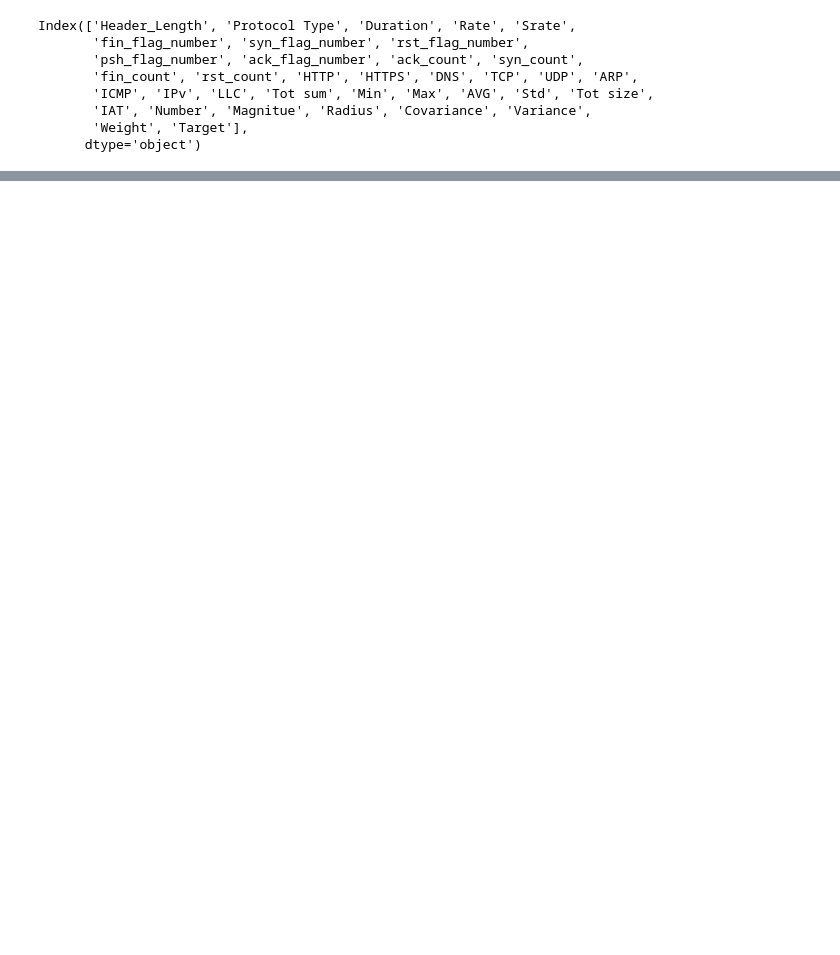
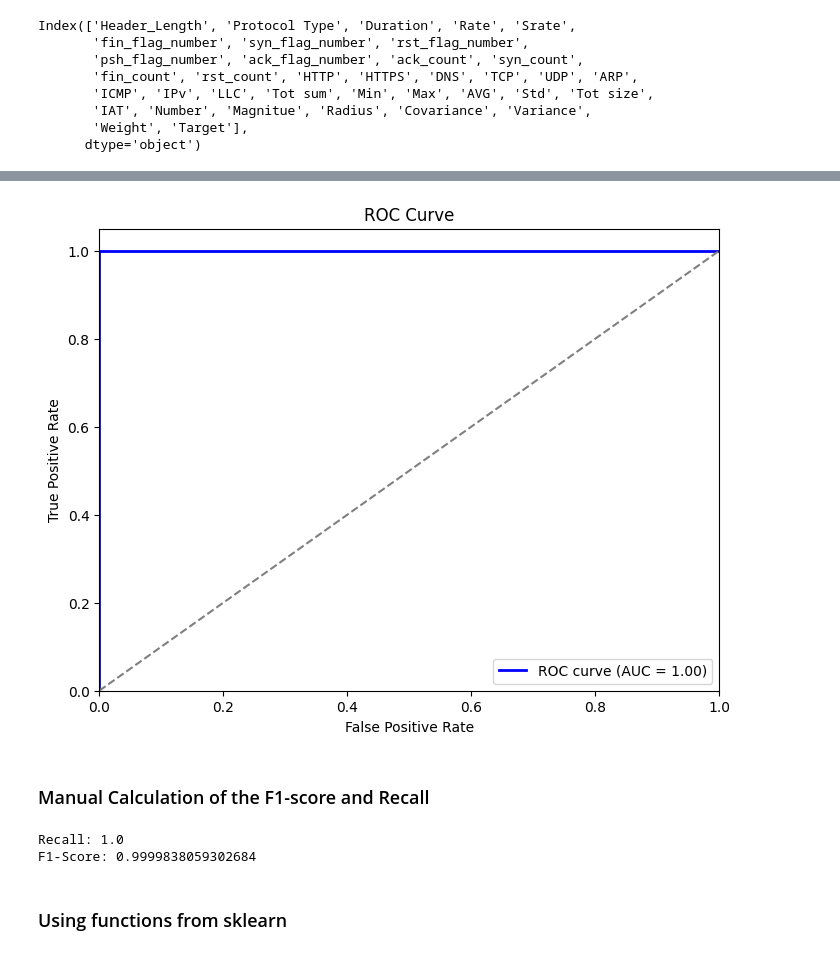
Before and after one commit to Airlectric/Data_Analytics_Kaggle_Projects, a Jupyter notebook: ddos-detection-in-real-time-tcp-ip-ddos-udp-data.ipynb, the cells around one changed output, grey strips where cells are left out. Saved outputs shown, nothing was run; the diff lists cells and outputs as text; code cells hidden in the pictures; blank space fills up the shorter version.

```diff
--- a/ddos-detection-in-real-time-tcp-ip-ddos-udp-data.ipynb
+++ b/ddos-detection-in-real-time-tcp-ip-ddos-udp-data.ipynb
@@ -275,0 +319,15 @@ Index(['Header_Length', 'Protocol Type', 'Duration', 'Rate', 'Srate',
+# %%
+from sklearn.preprocessing import MinMaxScaler
+
+# Assuming 'selected_features', 'binning_features', and 'interaction_df.columns' are already defined
+scaling_features = selected_features + binning_features + list(interaction_df.columns)
+
+# Initialize MinMaxScaler
+scaler = MinMaxScaler()
+
+# Fit and transform the selected and engineered features
+df[scaling_features] = scaler.fit_transform(df[scaling_features])
+
+# Now, you can use the engineered and scaled features along with the original features for modeling
+X = df[scaling_features]
+y = df['Target']
@@ -275,0 +420,23 @@ Index(['Header_Length', 'Protocol Type', 'Duration', 'Rate', 'Srate',
+# %%
+from sklearn.metrics import roc_curve, auc
+import matplotlib.pyplot as plt
+
+# Predict probabilities for the test set
+y_pred_prob = model.predict(X_test)
+
+# Calculate ROC curve and AUC
+fpr, tpr, thresholds = roc_curve(y_test, y_pred_prob)
+roc_auc = auc(fpr, tpr)
+
+# Plot ROC curve
+plt.figure(figsize=(8, 6))
+plt.plot(fpr, tpr, color='blue', lw=2, label=f'ROC curve (AUC = {roc_auc:.2f})')
+plt.plot([0, 1], [0, 1], color='gray', linestyle='--')
+plt.xlim([0.0, 1.0])
+plt.ylim([0.0, 1.05])
+plt.xlabel('False Positive Rate')
+plt.ylabel('True Positive Rate')
+plt.title('ROC Curve')
+plt.legend(loc='lower right')
+plt.show()
+# %% [output]
@@ -275,0 +444,30 @@ Index(['Header_Length', 'Protocol Type', 'Duration', 'Rate', 'Srate',
+[figure, added]
+# %% [markdown]
+### Manual Calculation of the F1-score and Recall
+# %%
+from sklearn.metrics import confusion_matrix
+
+# Assuming y_test and y_pred are already defined
+cm = confusion_matrix(y_test, y_pred)
+
+# Calculate True Positives, False Positives, True Negatives, False Negatives
+TP = cm[1, 1]
+FP = cm[0, 1]
+TN = cm[0, 0]
+FN = cm[1, 0]
+
+# Calculate Recall
+recall = TP / (TP + FN)
+print(f"Recall: {recall}")
+
+# Calculate Precision
+precision = TP / (TP + FP)
+
+# Calculate F1-Score
+f1_score = 2 * (precision * recall) / (precision + recall)
+print(f"F1-Score: {f1_score}")
+# %% [output]
+Recall: 1.0
+F1-Score: 0.9999838059302684
+# %% [markdown]
+### Using functions from sklearn
```
Also changed, not shown: parts of 31 cells of this notebook.
